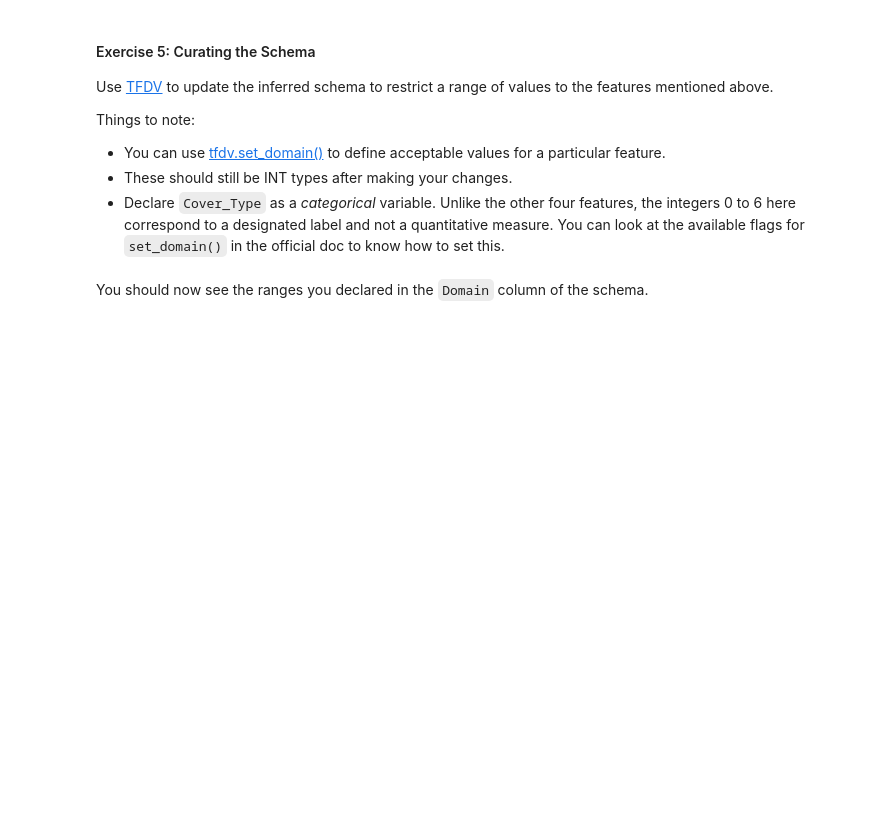
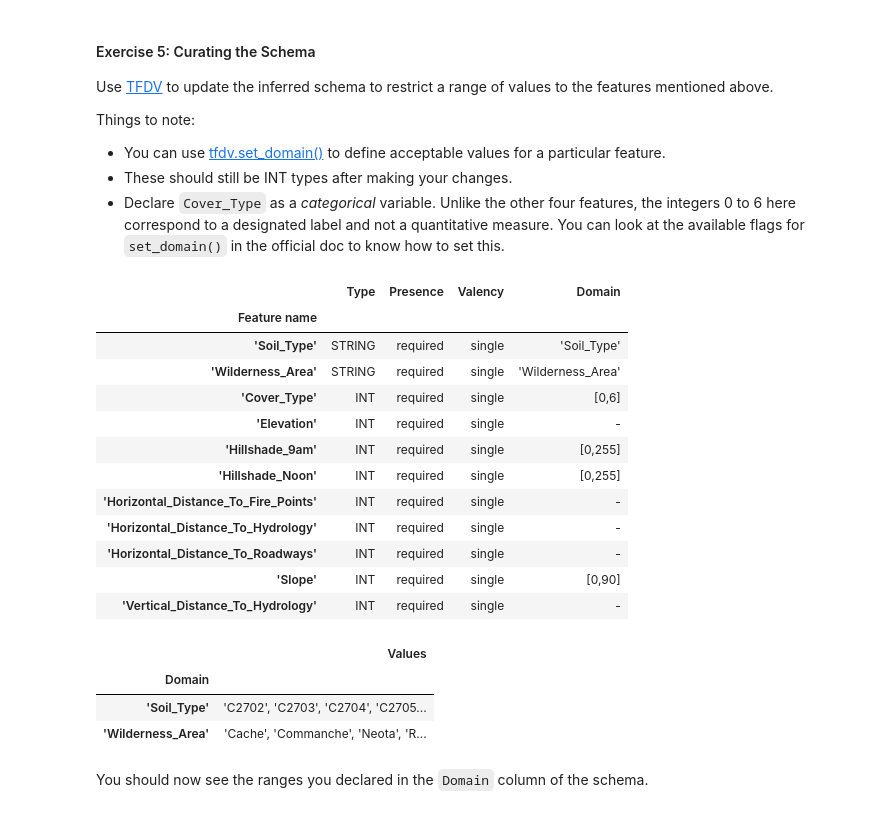
Before and after one commit to zhulingchen/Machine-Learning-Engineering-for-Production-MLOps-Specialization, a Jupyter notebook: Machine Learning Data Lifecycle in Production/C2W3_Assignment/C2W3_Assignment.ipynb, the cells around one changed output. Cells and saved outputs as stored; diff of their text form; code cells hidden in the pictures; blank space fills up the shorter version.

```diff
--- a/Machine Learning Data Lifecycle in Production/C2W3_Assignment/C2W3_Assignment.ipynb
+++ b/Machine Learning Data Lifecycle in Production/C2W3_Assignment/C2W3_Assignment.ipynb
@@ -296,9 +368,9 @@ This will take a couple of minutes to run.
 ### START CODE HERE
 
 # Instantiate ExampleGen with the input CSV dataset
-example_gen = None
+example_gen = CsvExampleGen(input_base=TRAINING_DIR_FSELECT)
 
 # Run the component using the InteractiveContext instance
-None
+context.run(example_gen)
 
 ### END CODE HERE
@@ -316,9 +394,8 @@ Use [StatisticsGen](https://www.tensorflow.org/tfx/guide/statsgen) to compute th
 ### START CODE HERE
 
 # Instantiate StatisticsGen with the ExampleGen ingested dataset
-statistics_gen = None
-
+statistics_gen = StatisticsGen(examples=example_gen.outputs['examples'])
 
 # Run the component
-None
+context.run(statistics_gen)
 ### END CODE HERE
@@ -340,10 +429,8 @@ Use `SchemaGen` to infer a schema based on the computed statistics of `Statistic
 # %%
 ### START CODE HERE
 # Instantiate SchemaGen with the output statistics from the StatisticsGen
-schema_gen = None
-
-
+schema_gen = SchemaGen(statistics=statistics_gen.outputs['statistics'])
 
 # Run the component
-None
+context.run(schema_gen)
 ### END CODE HERE
@@ -389,19 +501,37 @@ schema = tfdv.load_schema_text(os.path.join(schema_uri, 'schema.pbtxt'))
 # %%
 ### START CODE HERE ###
 
 # Set the two `Hillshade` features to have a range of 0 to 255
-tfdv.set_domain(None, None, schema_pb2.IntDomain(name='Hillshade_9am', min=None, max=None))
-tfdv.set_domain(None, None, schema_pb2.IntDomain(name='Hillshade_Noon', min=None, max=None))
+tfdv.set_domain(schema, 'Hillshade_9am', schema_pb2.IntDomain(name='Hillshade_9am', min=0, max=255))
+tfdv.set_domain(schema, 'Hillshade_Noon', schema_pb2.IntDomain(name='Hillshade_Noon', min=0, max=255))
 
 # Set the `Slope` feature to have a range of 0 to 90
-tfdv.set_domain(None, None, schema_pb2.IntDomain(name='Slope', min=None, max=None))
+tfdv.set_domain(schema, 'Slope', schema_pb2.IntDomain(name='Slope', min=0, max=90))
 
 # Set `Cover_Type` to categorical having minimum value of 0 and maximum value of 6
-tfdv.set_domain(None, None, schema_pb2.IntDomain(name='Cover_Type', min=None, max=None, is_categorical=None))
+tfdv.set_domain(schema, 'Cover_Type', schema_pb2.IntDomain(name='Cover_Type', min=0, max=6, is_categorical=True))
 
 ### END CODE HERE ###
 
 tfdv.display_schema(schema=schema)
+# %% [output]
+|  | Type | Presence | Valency | Domain |
+| Feature name |  |  |  |  |
+| 'Soil_Type' | STRING | required | single | 'Soil_Type' |
+| 'Wilderness_Area' | STRING | required | single | 'Wilderness_Area' |
+| 'Cover_Type' | INT | required | single | [0,6] |
+| 'Elevation' | INT | required | single | - |
+| 'Hillshade_9am' | INT | required | single | [0,255] |
+| 'Hillshade_Noon' | INT | required | single | [0,255] |
+| 'Horizontal_Distance_To_Fire_Points' | INT | required | single | - |
+| 'Horizontal_Distance_To_Hydrology' | INT | required | single | - |
+| 'Horizontal_Distance_To_Roadways' | INT | required | single | - |
+| 'Slope' | INT | required | single | [0,90] |
+| 'Vertical_Distance_To_Hydrology' | INT | required | single | - |
+|  | Values |
+| Domain |  |
+| 'Soil_Type' | 'C2702', 'C2703', 'C2704', 'C2705... |
+| 'Wilderness_Area' | 'Cache', 'Commanche', 'Neota', 'R... |
 # %% [markdown]
 You should now see the ranges you declared in the `Domain` column of the schema.
 # %% [markdown]
```
Also changed, not shown: parts of 28 cells of this notebook.
